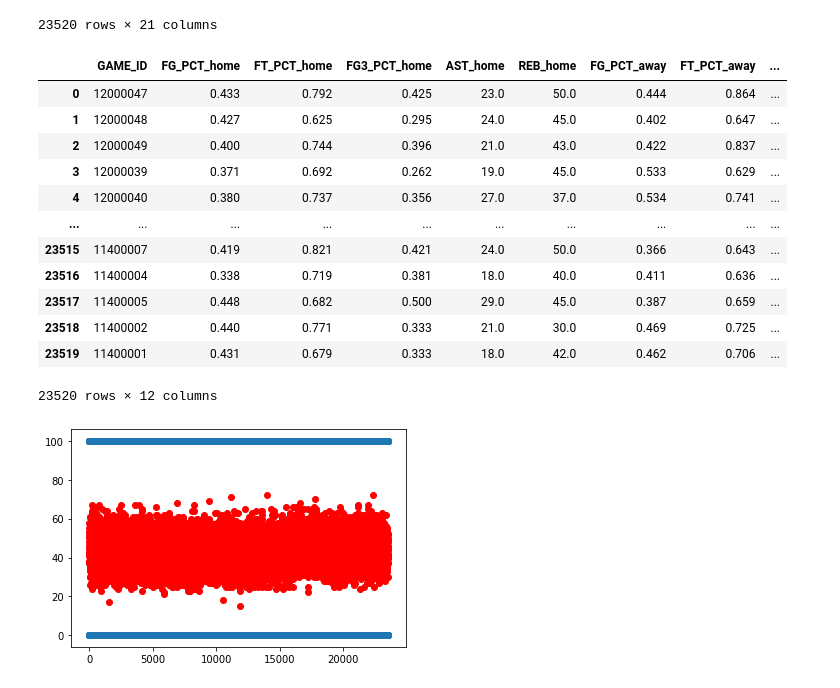
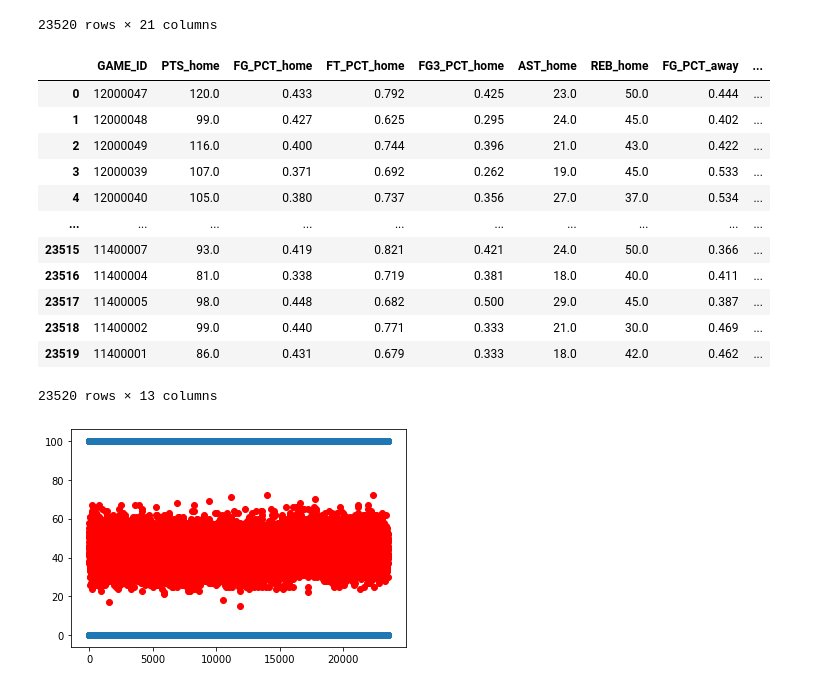
Before and after one commit to atn99/Projet_AA, a Jupyter notebook: Projet NBA.ipynb, the cells around one changed output. Cells and saved outputs as stored; diff of their text form; code cells hidden in the pictures.

```diff
--- a/Projet NBA.ipynb
+++ b/Projet NBA.ipynb
@@ -20,23 +20,23 @@ pd.read_csv('Data/games.csv')
 23520 rows × 21 columns
 # %%
 ##2.1 Exploration des données
-GAME_COLS  =['GAME_ID', 'FG_PCT_home', 'FT_PCT_home', 'FG3_PCT_home', 'AST_home', 'REB_home', 'FG_PCT_away', 'FT_PCT_away', 'FG3_PCT_away',	'AST_away',	'REB_away','HOME_TEAM_WINS']
+GAME_COLS  =['GAME_ID','PTS_home', 'FG_PCT_home', 'FT_PCT_home', 'FG3_PCT_home', 'AST_home', 'REB_home', 'FG_PCT_away', 'FT_PCT_away', 'FG3_PCT_away',	'AST_away',	'REB_away','HOME_TEAM_WINS']
 data = pd.read_csv('Data/games.csv', usecols = GAME_COLS)
 data
 # %% [output]
-|  | GAME_ID | FG_PCT_home | FT_PCT_home | FG3_PCT_home | AST_home | REB_home | FG_PCT_away | FT_PCT_away | ... |
-| 0 | 12000047 | 0.433 | 0.792 | 0.425 | 23.0 | 50.0 | 0.444 | 0.864 | ... |
-| 1 | 12000048 | 0.427 | 0.625 | 0.295 | 24.0 | 45.0 | 0.402 | 0.647 | ... |
-| 2 | 12000049 | 0.400 | 0.744 | 0.396 | 21.0 | 43.0 | 0.422 | 0.837 | ... |
-| 3 | 12000039 | 0.371 | 0.692 | 0.262 | 19.0 | 45.0 | 0.533 | 0.629 | ... |
-| 4 | 12000040 | 0.380 | 0.737 | 0.356 | 27.0 | 37.0 | 0.534 | 0.741 | ... |
+|  | GAME_ID | PTS_home | FG_PCT_home | FT_PCT_home | FG3_PCT_home | AST_home | REB_home | FG_PCT_away | ... |
+| 0 | 12000047 | 120.0 | 0.433 | 0.792 | 0.425 | 23.0 | 50.0 | 0.444 | ... |
+| 1 | 12000048 | 99.0 | 0.427 | 0.625 | 0.295 | 24.0 | 45.0 | 0.402 | ... |
+| 2 | 12000049 | 116.0 | 0.400 | 0.744 | 0.396 | 21.0 | 43.0 | 0.422 | ... |
+| 3 | 12000039 | 107.0 | 0.371 | 0.692 | 0.262 | 19.0 | 45.0 | 0.533 | ... |
+| 4 | 12000040 | 105.0 | 0.380 | 0.737 | 0.356 | 27.0 | 37.0 | 0.534 | ... |
 | ... | ... | ... | ... | ... | ... | ... | ... | ... | ... |
-| 23515 | 11400007 | 0.419 | 0.821 | 0.421 | 24.0 | 50.0 | 0.366 | 0.643 | ... |
-| 23516 | 11400004 | 0.338 | 0.719 | 0.381 | 18.0 | 40.0 | 0.411 | 0.636 | ... |
-| 23517 | 11400005 | 0.448 | 0.682 | 0.500 | 29.0 | 45.0 | 0.387 | 0.659 | ... |
-| 23518 | 11400002 | 0.440 | 0.771 | 0.333 | 21.0 | 30.0 | 0.469 | 0.725 | ... |
-| 23519 | 11400001 | 0.431 | 0.679 | 0.333 | 18.0 | 42.0 | 0.462 | 0.706 | ... |
+| 23515 | 11400007 | 93.0 | 0.419 | 0.821 | 0.421 | 24.0 | 50.0 | 0.366 | ... |
+| 23516 | 11400004 | 81.0 | 0.338 | 0.719 | 0.381 | 18.0 | 40.0 | 0.411 | ... |
+| 23517 | 11400005 | 98.0 | 0.448 | 0.682 | 0.500 | 29.0 | 45.0 | 0.387 | ... |
+| 23518 | 11400002 | 99.0 | 0.440 | 0.771 | 0.333 | 21.0 | 30.0 | 0.469 | ... |
+| 23519 | 11400001 | 86.0 | 0.431 | 0.679 | 0.333 | 18.0 | 42.0 | 0.462 | ... |
-23520 rows × 12 columns
+23520 rows × 13 columns
 # %%
 rebound = data.loc[:,"REB_home"]
 homeWin = data.loc[:,"HOME_TEAM_WINS"] * 100
```
Also changed, not shown: parts of 3 cells of this notebook.
